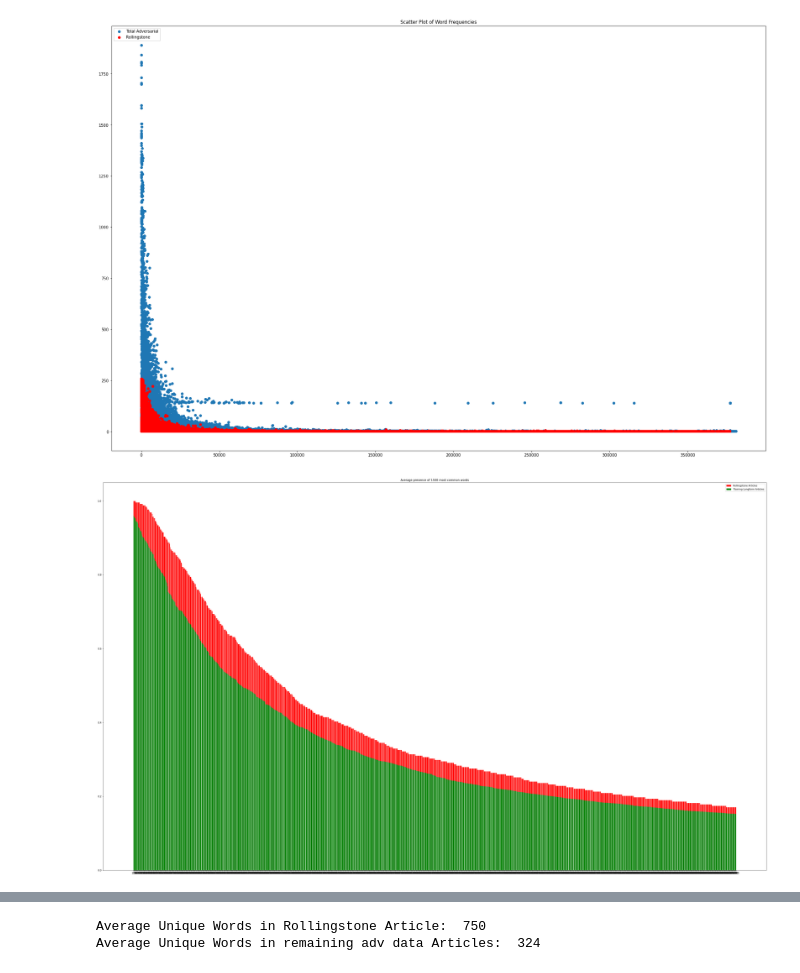
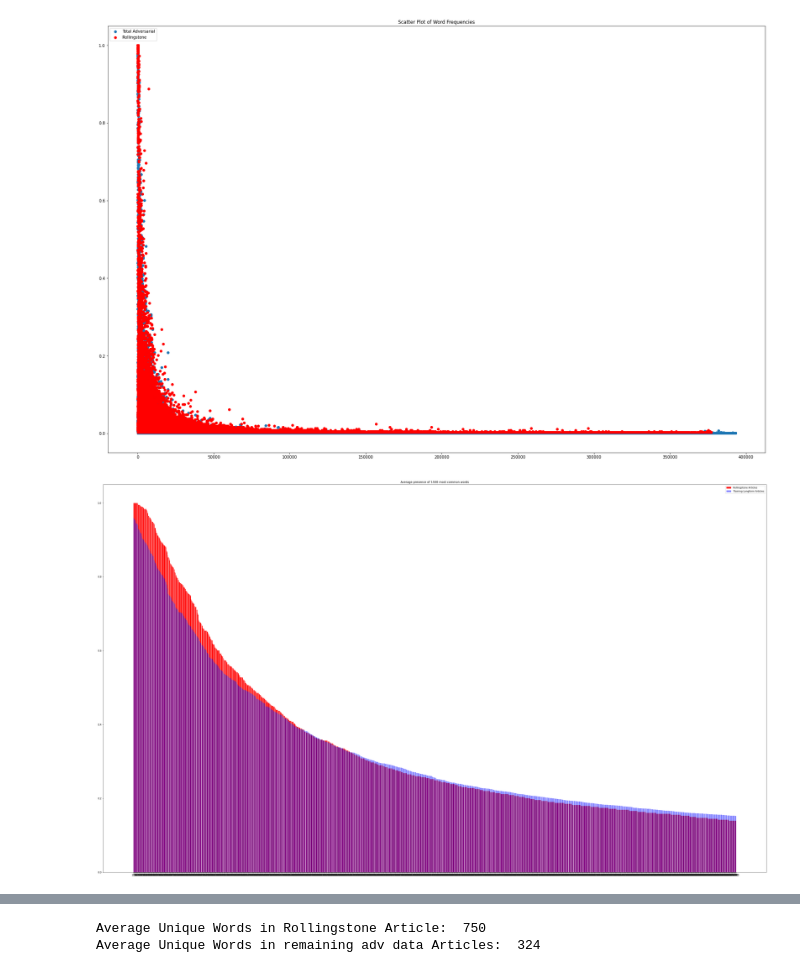
Before and after one commit to rohanbansal12/longform-classification, a Jupyter notebook: inner-product.ipynb, the cells around one changed output, grey strips where cells are left out. Cells and saved outputs as stored; diff of their text form; code cells hidden in the pictures.

```diff
--- a/inner-product.ipynb
+++ b/inner-product.ipynb
@@ -413,0 +417,31 @@ InnerProduct(
+# %%
+#generate browser batch information prior as data is all collected in one batch
+browser_batch = next(iter(browser_loader))
+browser_publications, browser_articles, browser_word_attributes, browser_attribute_offsets, browser_labels = browser_batch
+browser_publications = browser_publications.to(device)
+browser_articles = browser_articles.to(device)
+browser_word_attributes = browser_word_attributes.to(device)
+browser_attribute_offsets = browser_attribute_offsets.to(device)
+browser_labels = browser_labels.to(device)
+# %%
+#generate predictions on browser set and determine logits
+model.eval()
+browser_preds = model(browser_publications, browser_articles, browser_word_attributes, browser_attribute_offsets)
+browser_sorted_preds, locations = torch.sort(browser_preds, descending=True)
+browser_sort = pd.DataFrame(columns=['title', 'url', 'text','longform', 'prediction'])
+for i in range(0, 1000):
+    example = browser_data[locations[i]]
+    prediction = browser_sorted_preds[i].item()
+    text = []
+    for x in example['title']:
+        text.append(next((word for word, numero in final_word_ids.items() if numero == x), "unk"))
+        title = ""
+    for word in text:
+        title += word
+        title += " "
+    short_text = list(set(example['text']))
+    url = next(link for link, numero in final_url_ids.items() if numero == example['url'])
+    longform = example['longform']
+    browser_sort.loc[i] = [title, url, short_text, longform, prediction]
+    browser_sort.to_csv("results/browser/top-1000.csv")
+browser_sort.head()
@@ -414,3 +461,5 @@ InnerProduct(
 # %%
-total_adv = pd.concat([df, adv_sort], ignore_index=True)
+#combine browser and adversarial predictions for overall adversarial data(longform=0 throughout)
+total_adv = pd.concat([browser_sort, adv_sort], ignore_index=True)
 sorted_total_adv = total_adv.sort_values(by='prediction', ascending=False)
+sorted_total_adv.to_csv("results/total-ranked-adv.csv", index=False)
@@ -433,13 +475,13 @@ sorted_total_adv[sorted_total_adv.url.str.contains("rollingstone")].text.hist(fi
 # %%
 counter = collections.Counter()
-for i in range(0, 2000):
-    sorted_total_adv['text'][i] = list(sorted_total_adv['text'][i])
+for i in range(0, len(sorted_total_adv)):
+    sorted_total_adv['text'][i] = list(set(sorted_total_adv['text'][i]))
     counter.update(sorted_total_adv['text'][i])
 
 rolling_df = sorted_total_adv[sorted_total_adv.url.str.contains("rollingstone")].reset_index(drop=True)
 rollingcounter = collections.Counter()
 for i in range(0, len(rolling_df)):
-    rolling_df['text'][i] = list(rolling_df['text'][i])
+    rolling_df['text'][i] = list(set(rolling_df['text'][i]))
     rollingcounter.update(rolling_df['text'][i])
 
 longform_train_counter = collections.Counter()
@@ -464,33 +493,35 @@ longform_train_counter.most_common()[:10]
 # %%
-#word occurrence counts for adversarial set as a whole and specifically rollingstone articles
+#average unique word occurrence counts for adversarial set as a whole and specifically rollingstone articles
 import matplotlib.pyplot as plt
 plt.figure(figsize=(30,20))
-plt.scatter(*zip(*counter.most_common()), label="Total Adversarial")
-plt.scatter(*zip(*rollingcounter.most_common()), color="red", label="Rollingstone")
+total_word_averaged_counts = [x/len(sorted_total_adv) for x in list(zip(*counter.most_common()))[1]]
+plt.scatter(list(zip(*counter.most_common()))[0], total_word_averaged_counts, label="Total Adversarial")
+rolling_word_averaged_counts = [x/len(rolling_df) for x in list(zip(*rollingcounter.most_common()))[1]]
+plt.scatter(list(zip(*rollingcounter.most_common()))[0], rolling_word_averaged_counts, color="red", label="Rollingstone")
 plt.legend(loc='upper left');
-plt.title("Scatter Plot of Word Frequencies")
+plt.title("Scatter Plot of Averge Word Occurrence")
 plt.show();
 # %% [output]
-[figure, old version]
+[figure, new version]
 # %%
 plt.figure(figsize=(50,30))
 word_places = list(zip(*rollingcounter.most_common()))[0][:1500]
 freqs = list(zip(*rollingcounter.most_common()))[1][:1500]
 freqs = [x/(len(rolling_df)) for x in freqs]
 x_pos = np.arange(len(word_places))
 plt.bar(x_pos, freqs, color="red", label="Rollingstone Articles");
 plt.xticks(x_pos, word_places);
 word_places = list(zip(*longform_train_counter.most_common()))[0][:1500]
 freqs = list(zip(*longform_train_counter.most_common()))[1][:1500]
 freqs = [x/(longform_train_article_count) for x in freqs]
 x_pos = np.arange(len(word_places))
-plt.bar(x_pos, freqs, color="green", label="Training Longform Articles");
+plt.bar(x_pos, freqs, color="blue", label="Training Longform Articles", alpha=0.5);
 plt.xticks(x_pos, word_places);
 plt.legend(loc='upper right');
 plt.title("Average presence of 1500 most common words")
 plt.show();
 # %% [output]
-[figure, old version]
+[figure, new version]
 # %%
 #Getting inner product values from embedding multiplication with each word attribute
 publication_emb = model.publication_embeddings.weight.data[0].cpu().numpy()
```
Also changed, not shown: parts of 35 cells of this notebook.
